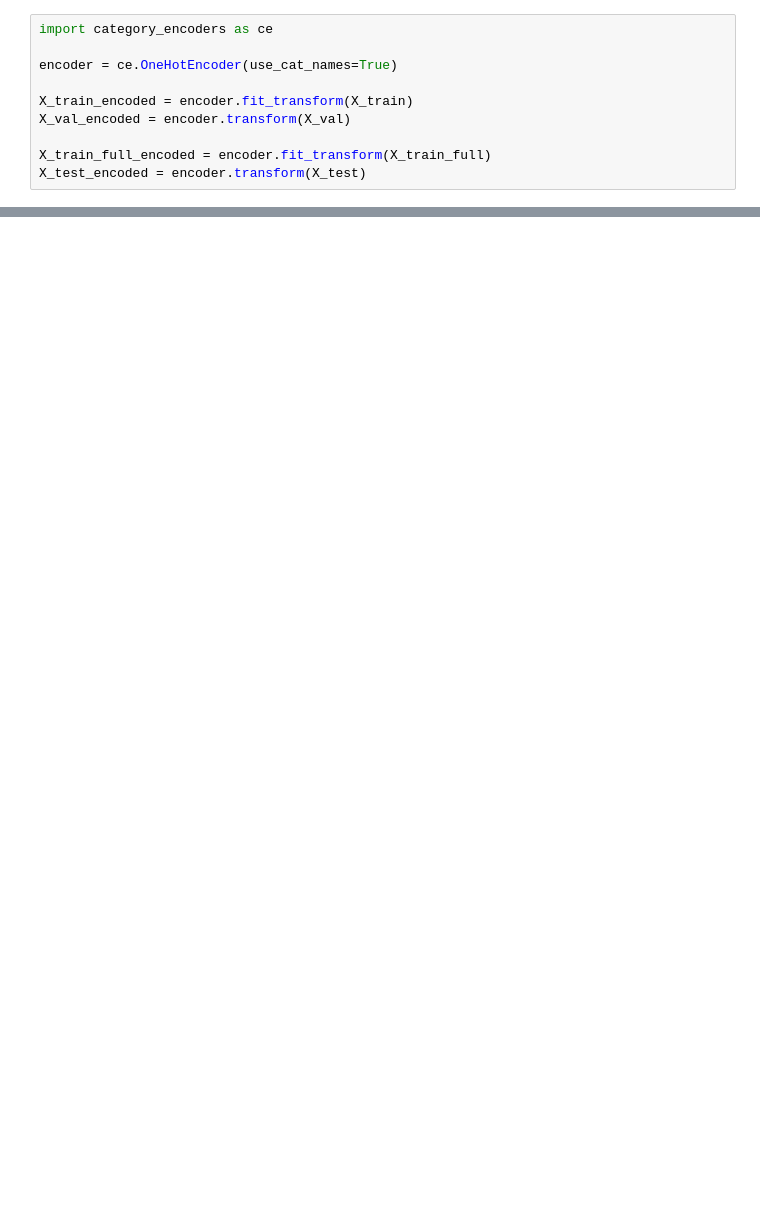
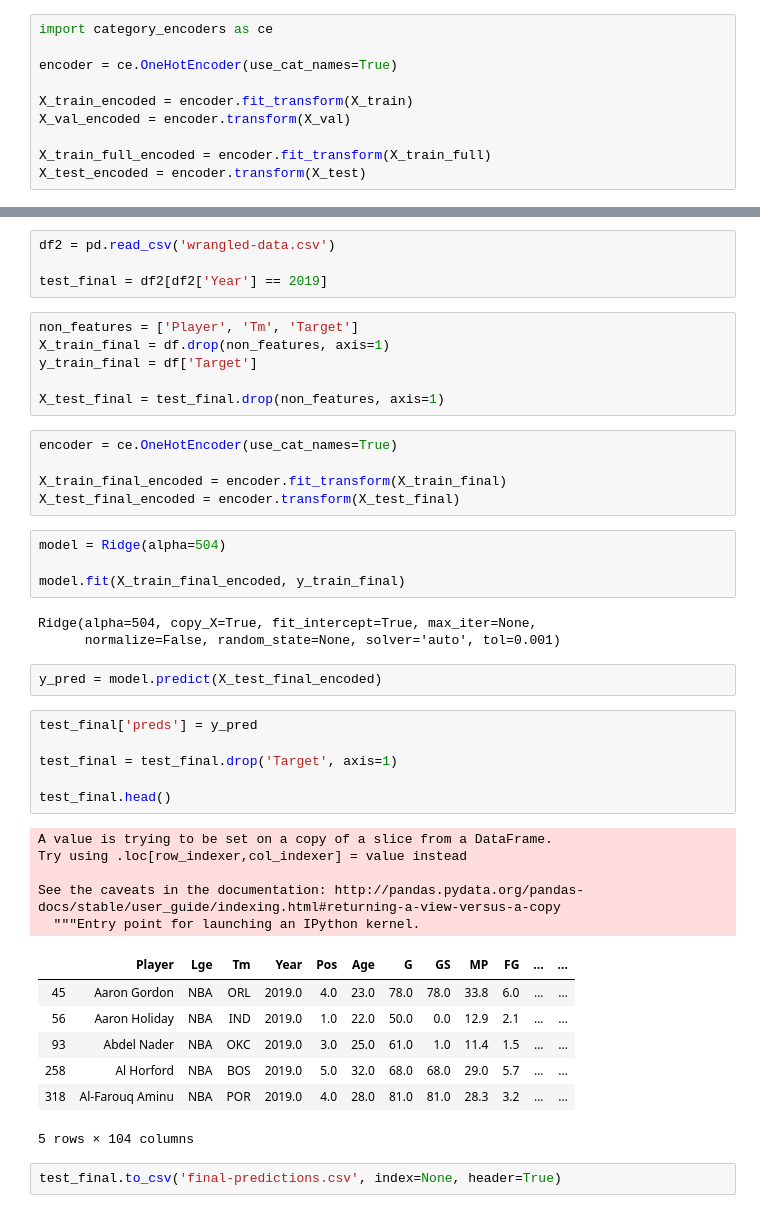
Before and after one commit to davidanagy/nba-assists-prediction, a Jupyter notebook: notebooks/Modeling.ipynb, the cells around one changed output, grey strips where cells are left out. Saved outputs shown, nothing was run; the diff lists cells and outputs as text; blank space fills up the shorter version.

```diff
--- a/notebooks/Modeling.ipynb
+++ b/notebooks/Modeling.ipynb
@@ -845,0 +429,45 @@ ax.set_title('How each feature affects the prediction');
+# %%
+df2 = pd.read_csv('wrangled-data.csv')
+
+test_final = df2[df2['Year'] == 2019]
+# %%
+non_features = ['Player', 'Tm', 'Target']
+X_train_final = df.drop(non_features, axis=1)
+y_train_final = df['Target']
+
+X_test_final = test_final.drop(non_features, axis=1)
+# %%
+encoder = ce.OneHotEncoder(use_cat_names=True)
+
+X_train_final_encoded = encoder.fit_transform(X_train_final)
+X_test_final_encoded = encoder.transform(X_test_final)
+# %%
+model = Ridge(alpha=504)
+
+model.fit(X_train_final_encoded, y_train_final)
+# %% [output]
+Ridge(alpha=504, copy_X=True, fit_intercept=True, max_iter=None,
+      normalize=False, random_state=None, solver='auto', tol=0.001)
+# %%
+y_pred = model.predict(X_test_final_encoded)
+# %%
+test_final['preds'] = y_pred
+
+test_final = test_final.drop('Target', axis=1)
+
+test_final.head()
+# %% [output]
+A value is trying to be set on a copy of a slice from a DataFrame.
+Try using .loc[row_indexer,col_indexer] = value instead
+
+See the caveats in the documentation: http://pandas.pydata.org/pandas-docs/stable/user_guide/indexing.html#returning-a-view-versus-a-copy
+  """Entry point for launching an IPython kernel.
+|  | Player | Lge | Tm | Year | Pos | Age | G | GS | MP | FG | ... | ... |
+| 45 | Aaron Gordon | NBA | ORL | 2019.0 | 4.0 | 23.0 | 78.0 | 78.0 | 33.8 | 6.0 | ... | ... |
+| 56 | Aaron Holiday | NBA | IND | 2019.0 | 1.0 | 22.0 | 50.0 | 0.0 | 12.9 | 2.1 | ... | ... |
+| 93 | Abdel Nader | NBA | OKC | 2019.0 | 3.0 | 25.0 | 61.0 | 1.0 | 11.4 | 1.5 | ... | ... |
+| 258 | Al Horford | NBA | BOS | 2019.0 | 5.0 | 32.0 | 68.0 | 68.0 | 29.0 | 5.7 | ... | ... |
+| 318 | Al-Farouq Aminu | NBA | POR | 2019.0 | 4.0 | 28.0 | 81.0 | 81.0 | 28.3 | 3.2 | ... | ... |
+5 rows × 104 columns
+# %%
+test_final.to_csv('final-predictions.csv', index=None, header=True)
```
Also changed, not shown: parts of 58 cells of this notebook, 18 other files.
